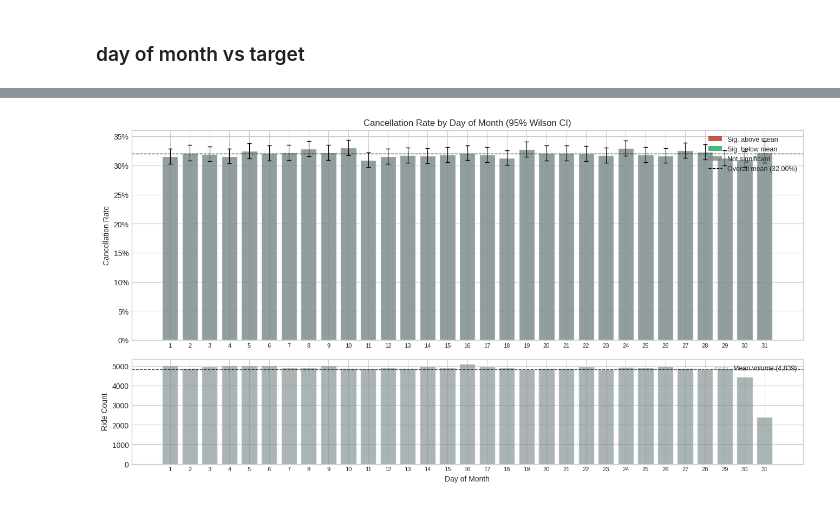
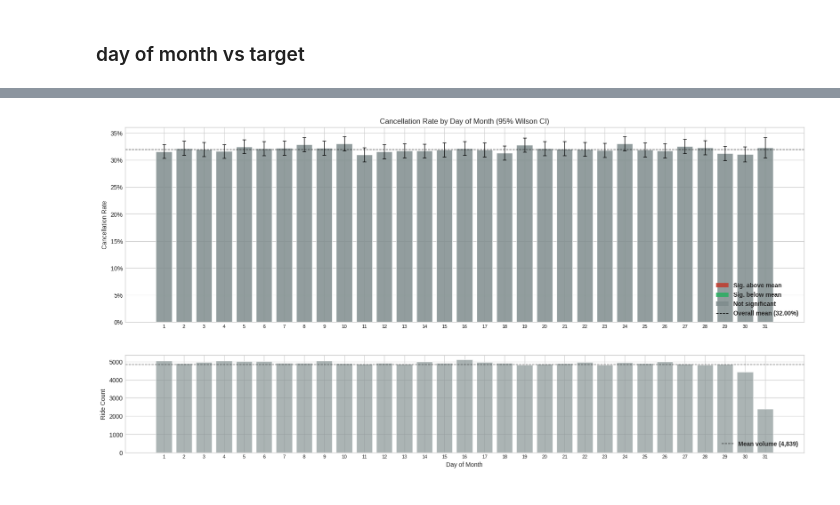
Before and after one commit to amaldu/uber-ride-cancellation-prediction, a Jupyter notebook: uber-analysis/notebooks/05_bivar_eda.ipynb, the cells around one changed output, grey strips where cells are left out. Drawn from its saved outputs; the diff is of its cells as text; code cells hidden in the pictures.

```diff
--- a/uber-analysis/notebooks/05_bivar_eda.ipynb
+++ b/uber-analysis/notebooks/05_bivar_eda.ipynb
@@ -420,79 +243,14 @@ Same logic
 # %%
+dom_labels = [str(d) for d in sorted(df["day_of_month"].unique())]
 
-dom = df.groupby("day_of_month")["is_cancelled"].agg(["sum", "count"]).reset_index()
-dom.columns = ["day_of_month", "cancelled", "total"]
-dom["cancel_rate"] = dom["cancelled"] / dom["total"]
-
-z = 1.96
-n = dom["total"]; p_hat = dom["cancel_rate"]
-denom = 1 + z**2 / n
-centre = (p_hat + z**2 / (2 * n)) / denom
-margin = (z / denom) * np.sqrt(p_hat * (1 - p_hat) / n + z**2 / (4 * n**2))
-dom["ci_lo"] = centre - margin
-dom["ci_hi"] = centre + margin
-
-dom["sig"] = np.where(
-    dom["ci_hi"] < overall_rate, "below",
-    np.where(dom["ci_lo"] > overall_rate, "above", "overlap"))
-color_map = {"above": "#c0392b", "below": "#27ae60", "overlap": "#7f8c8d"}
-
-fig, (ax_rate, ax_vol) = plt.subplots(
-    2, 1, figsize=(16, 8), gridspec_kw={"height_ratios": [2, 1], "hspace": 0.12})
-
-x = np.arange(len(dom))
-ax_rate.bar(x, dom["cancel_rate"],
-            color=[color_map[s] for s in dom["sig"]],
-            edgecolor="white", alpha=0.85, width=0.8)
-ax_rate.errorbar(x, dom["cancel_rate"],
-                 yerr=[dom["cancel_rate"] - dom["ci_lo"],
-                       dom["ci_hi"] - dom["cancel_rate"]],
-                 fmt="none", ecolor="black", capsize=3, linewidth=0.8)
-ax_rate.axhline(overall_rate, color="black", ls="--", lw=1, alpha=0.7,
-                label=f"Overall mean ({overall_rate:.2%})")
-ax_rate.set_ylabel("Cancellation Rate")
-ax_rate.set_title("Cancellation Rate by Day of Month (95% Wilson CI)")
-ax_rate.set_xticks(x); ax_rate.set_xticklabels(dom["day_of_month"], fontsize=8)
-ax_rate.yaxis.set_major_formatter(plt.FuncFormatter(lambda y, _: f"{y:.0%}"))
-
-legend_handles = [
-    Patch(facecolor="#c0392b", alpha=0.85, label="Sig. above mean"),
-    Patch(facecolor="#27ae60", alpha=0.85, label="Sig. below mean"),
-    Patch(facecolor="#7f8c8d", alpha=0.85, label="Not significant"),
-    plt.Line2D([], [], color="black", ls="--", lw=1, label=f"Overall mean ({overall_rate:.2%})")
-]
-ax_rate.legend(handles=legend_handles, loc="upper right", fontsize=9)
-
-ax_vol.bar(x, dom["total"], color=[color_map[s] for s in dom["sig"]],
-           edgecolor="white", alpha=0.65, width=0.8)
-ax_vol.axhline(dom["total"].mean(), color="black", ls="--", lw=1, alpha=0.7,
-               label=f"Mean volume ({dom['total'].mean():,.0f})")
-ax_vol.set_ylabel("Ride Count")
-ax_vol.set_xlabel("Day of Month")
-ax_vol.set_xticks(x); ax_vol.set_xticklabels(dom["day_of_month"], fontsize=8)
-ax_vol.legend(loc="upper right", fontsize=9)
-
-plt.tight_layout()
-plt.show()
-
-# ── Statistical tests ────────────────────────────────────────────────────────
-ct_dom = pd.crosstab(df["day_of_month"], df["is_cancelled"])
-chi2_dom, p_dom, dof_dom, exp_dom = chi2_contingency(ct_dom)
-v_dom = cramers_v(df["day_of_month"], df["is_cancelled"])
-
-std_res_dom = (ct_dom.values - exp_dom) / np.sqrt(exp_dom)
-std_res_dom_df = pd.DataFrame(std_res_dom, index=dom["day_of_month"].values,
-                               columns=["Not Cancelled", "Cancelled"])
-
-print(f"\nChi-square: χ² = {chi2_dom:.2f}, dof = {dof_dom}, p = {p_dom:.4e}")
-print(f"Cramér's V = {v_dom:.4f}")
-noteworthy = std_res_dom_df[std_res_dom_df["Cancelled"].abs() > 2]
-if len(noteworthy):
-    print(f"\nDays with |standardized residual| > 2:")
-    display(noteworthy)
-else:
-    print("\nNo day of month has a standardized residual above 2 — no individual day stands out.")
+dom_results = nominal_vs_binary(
+    df, feature_col="day_of_month", target_col="is_cancelled",
+    labels=dom_labels, feature_label="Day of Month",
+    figsize=(16, 8), capsize=3, tick_fontsize=8,
+    show_vol_labels=False
+)
 # %% [output]
-[figure, old version]
+[figure, new version]
 Chi-square: χ² = 18.38, dof = 30, p = 9.5201e-01
 Cramér's V = 0.0111
 
```
Also changed, not shown: parts of 90 cells of this notebook, 1 other file.
